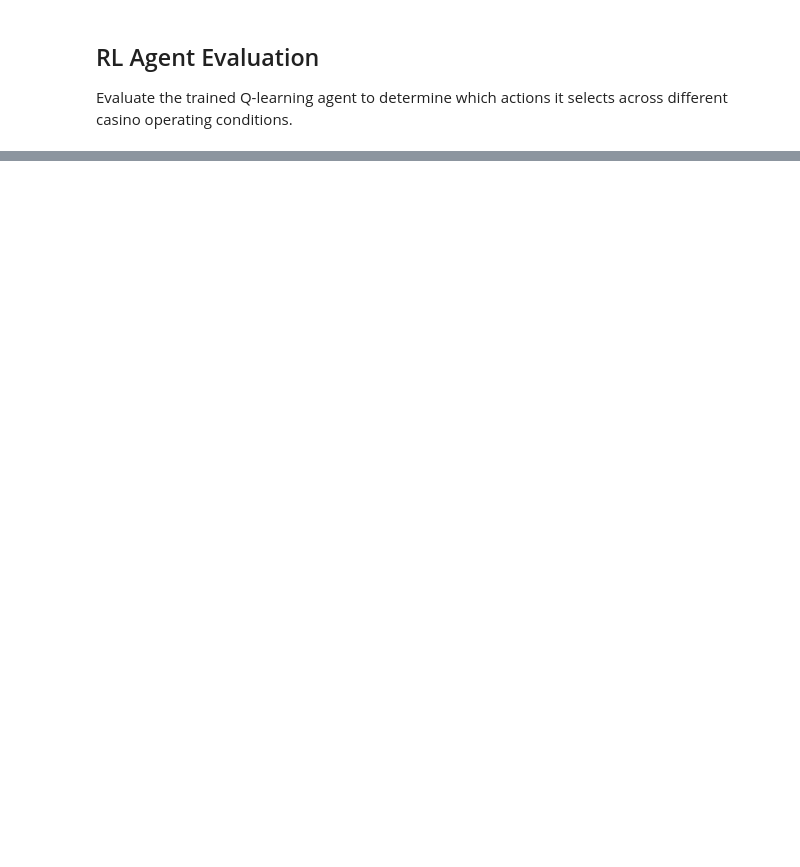
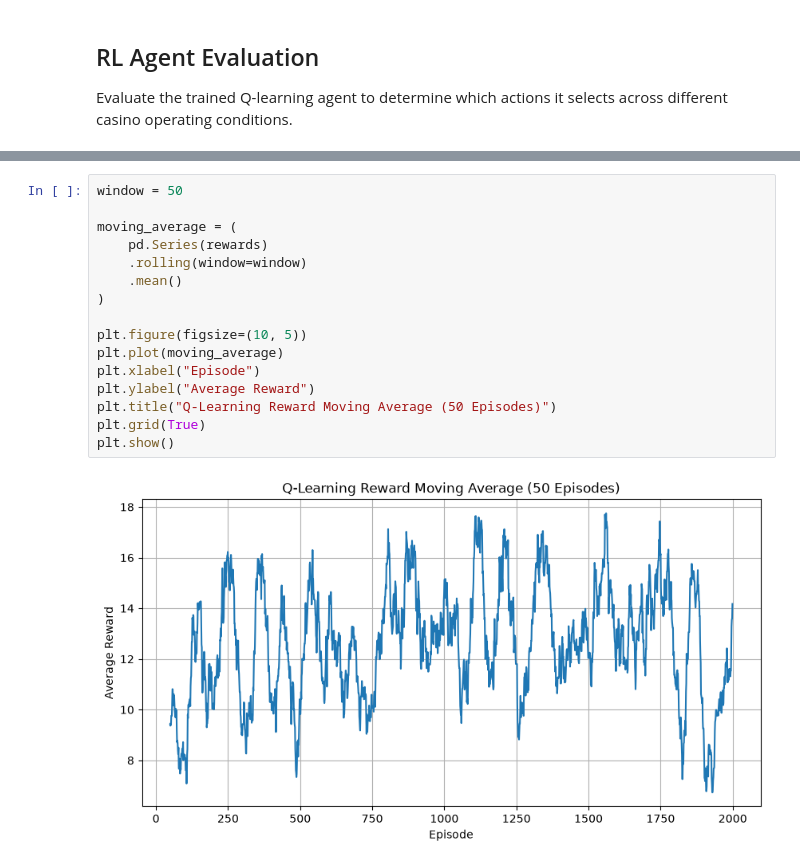
Before and after one commit to christran85-cyber/casino-revenue-rl-optimization, a Jupyter notebook: notebooks/casino_revenue_rl_optimization.ipynb, the cells around one changed output, grey strips where cells are left out. Cells and saved outputs as stored; diff of their text form; blank space fills up the shorter version.

```diff
--- a/notebooks/casino_revenue_rl_optimization.ipynb
+++ b/notebooks/casino_revenue_rl_optimization.ipynb
@@ -849,0 +875,18 @@ Evaluate the trained Q-learning agent to determine which actions it selects acro
+# %%
+window = 50
+
+moving_average = (
+    pd.Series(rewards)
+    .rolling(window=window)
+    .mean()
+)
+
+plt.figure(figsize=(10, 5))
+plt.plot(moving_average)
+plt.xlabel("Episode")
+plt.ylabel("Average Reward")
+plt.title("Q-Learning Reward Moving Average (50 Episodes)")
+plt.grid(True)
+plt.show()
+# %% [output]
+[figure, added]
```
Also changed, not shown: parts of 33 cells of this notebook.
